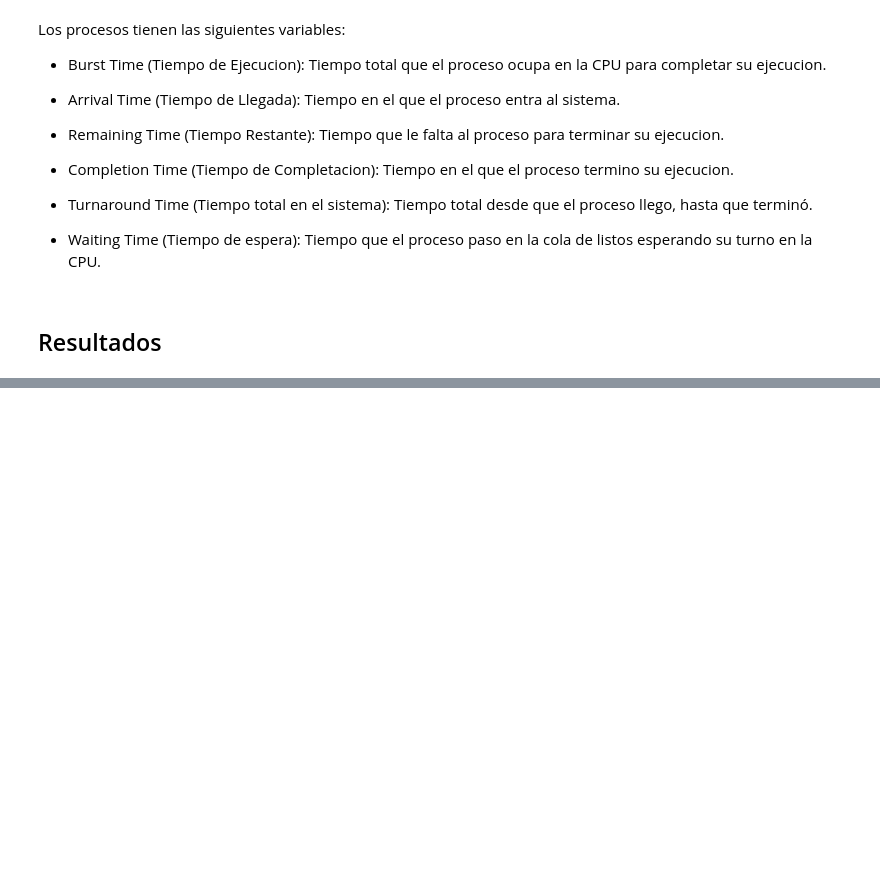
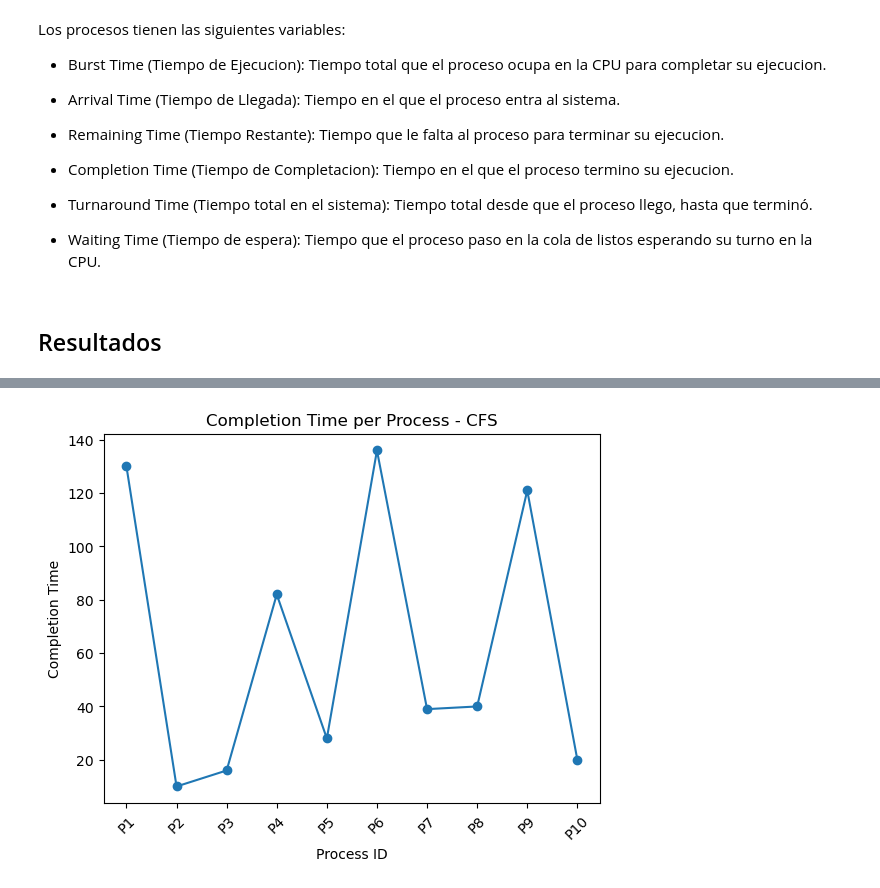
Before and after one commit to Zekkinity/cpu-scheduling-simulator, a Jupyter notebook: results.ipynb, the cells around one changed output, grey strips where cells are left out. Saved outputs shown, nothing was run; the diff lists cells and outputs as text; code cells hidden in the pictures; blank space fills up the shorter version.

```diff
--- a/results.ipynb
+++ b/results.ipynb
@@ -85,0 +165,13 @@ plt.show()
+# %%
+cfs = df[df["Algorithm"] == "CFS"]
+
+plt.figure()
+plt.plot(cfs["PID"], cfs["CompletionTime"], marker='o')
+plt.xlabel("Process ID")
+plt.ylabel("Completion Time")
+plt.title("Completion Time per Process - CFS")
+plt.xticks(rotation=45)
+
+plt.show()
+# %% [output]
+[figure, added]
```
Also changed, not shown: parts of 8 cells of this notebook, 7 other files.
